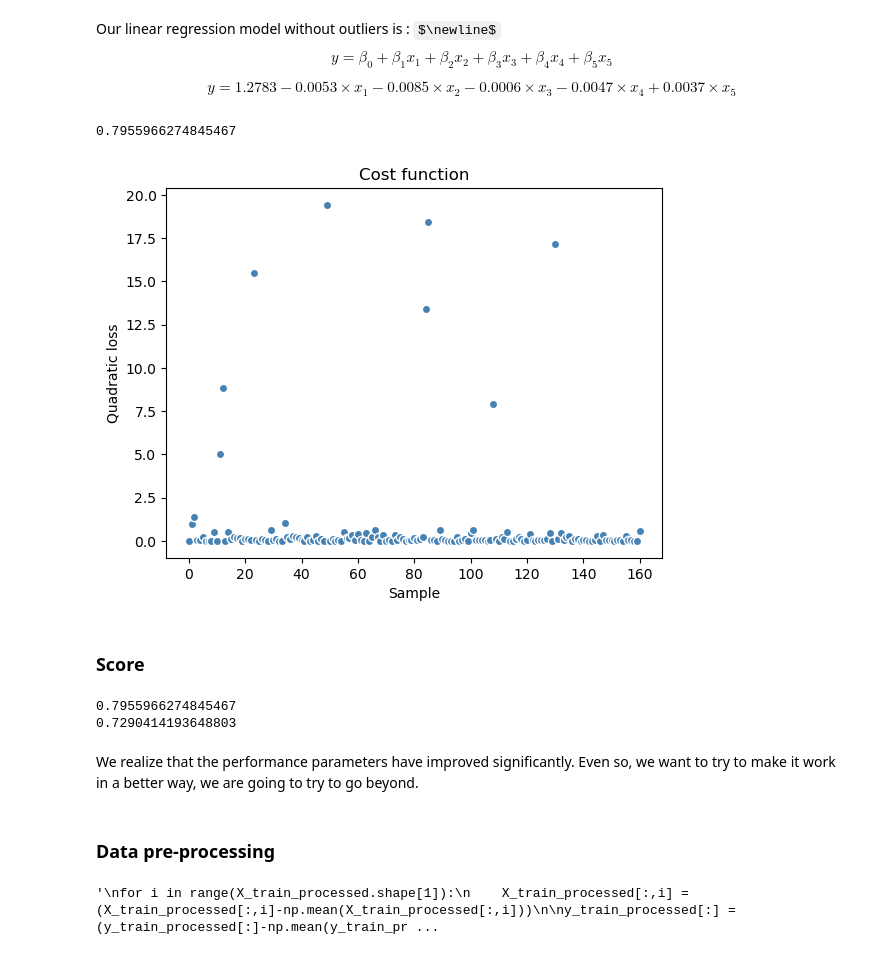
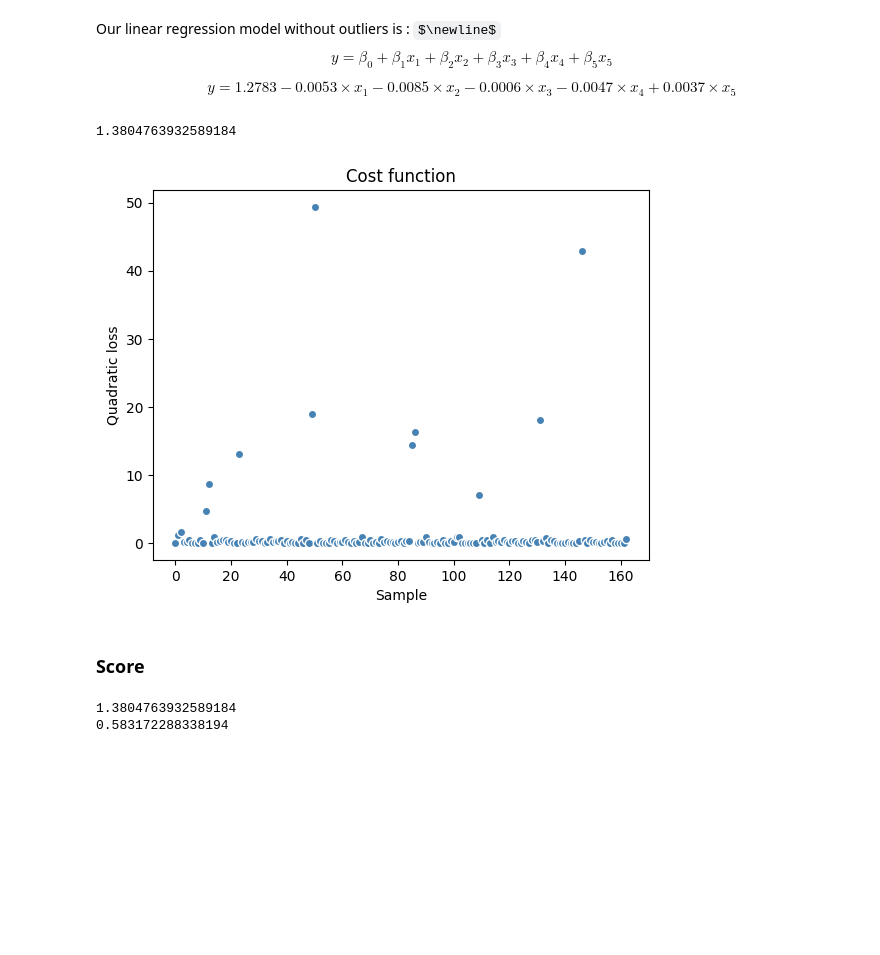
Before and after one commit to Seb65789/Lisboa-Machine-Learning-Project, a Jupyter notebook: linear_regression.ipynb, the cells around one changed output. Saved outputs shown, nothing was run; the diff lists cells and outputs as text; code cells hidden in the pictures; some formulas as TeX source; blank space fills up the shorter version.

Commit message:
Outliers find and Regularization techniques

```diff
--- a/linear_regression.ipynb
+++ b/linear_regression.ipynb
@@ -149,0 +236,3 @@ Our first approach of the model is not working very well. As we see in the cost
+# %%
+#splitting the data
+X_train_clean, X_val, y_train_clean, y_val = train_test_split(X_train_clean, y_train_clean, test_size=0.2, random_state=0)
@@ -149,0 +401,20 @@ Our first approach of the model is not working very well. As we see in the cost
+# %%
+# Model creation
+elastNet = ElasticNet(alpha=0.5, l1_ratio=0.3) #alpha controla el grado de regularización
+
+# Model training
+elastNet.fit(X_train_clean, y_train_clean)
+
+# Prediction ingoring atypical samples
+y_elas_pred = elastNet.predict(X_val)
+
+
+plt.scatter(range(0,np.shape(y_val)[0]), y_val, color='steelblue', marker='o', label='Real')
+plt.scatter(range(0,np.shape(y_elas_pred)[0]), y_elas_pred, color='red', marker='x', label='Predicted')
+plt.title('Real x Predicted')
+plt.ylabel('Toxic Concentration')
+plt.xlabel('Sample')
+
+print("Sum of squares error mean :", mean_squared_error(y_val, y_elas_pred))
+print('Performance = ',r2_score(y_val, y_elas_pred))
+print('Number of features after regularization = %d ' % (np.count_nonzero(elastNet.coef_)))
@@ -151,7 +431,7 @@ Our first approach of the model is not working very well. As we see in the cost
 ransac = RANSACRegressor(LinearRegression(), max_trials=150, min_samples=None, #número mínimo de muestras a considerar típicas
                          loss='absolute_error', residual_threshold=6, #Método para calcular el error y el umbral para considerar una muestra como típica
                         )
-ransac.fit(X_train, y_train)
+ransac.fit(X_train_clean, y_train_clean)
 #Nuevamente ransac espera una matriz, no un array, por tanto convertimos a matriz de una columna
 # %% [output]
 RANSACRegressor(estimator=LinearRegression(), max_trials=150,
@@ -182,4 +461,4 @@ plt.legend(loc="upper center")
 # %% [markdown]
 Now, we have found those conflicting samples, we are going to remove them from the training set and meassure the model performance.
 # %%
-y_train_pred = ransac.predict(X_train[typic_sample_position,:])
+y_train_pred_ransac = ransac.predict(X_train[typic_sample_position,:])
@@ -195,38 +472,24 @@ $$y = \beta_0 + \beta_1x_{1} + \beta_2x_2 + \beta_3x_3 + \beta_4x_4 + \beta_5x_5
 
 $$y = 1.2783 - 0.0053 \times x_{1} - 0.0085 \times x_2 - 0.0006 \times x_3 - 0.0047 \times x_4 + 0.0037 \times x_5$$
 # %%
-quadratic_loss = (y_train_pred - y_train[typic_sample_position])**2
+quadratic_loss = (y_train_pred_ransac - y_train[typic_sample_position])**2
 
 plt.scatter(range(0,quadratic_loss.shape[0]), quadratic_loss, c='steelblue', marker='o',
             edgecolor='white', label='Entrenamiento')
 
 plt.title('Cost function')
 plt.ylabel('Quadratic loss')
 plt.xlabel('Sample')
 
 print(quadratic_loss.mean())
 # %% [output]
-0.7955966274845467
+1.3804763932589184
-[figure, old version]
+[figure, new version]
 # %% [markdown]
 ### Score
 # %%
-print(mean_squared_error(y_train[typic_sample_position], y_train_pred))
-print(r2_score(y_train[typic_sample_position], y_train_pred))
+print(mean_squared_error(y_train[typic_sample_position], y_train_pred_ransac))
+print(r2_score(y_train[typic_sample_position], y_train_pred_ransac))
 # %% [output]
-0.7955966274845467
-0.7290414193648803
+1.3804763932589184
+0.583172288338194
-# %% [markdown]
-We realize that the performance parameters have improved significantly. Even so, we want to try to make it work in a better way, we are going to try to go beyond.
-# %% [markdown]
-### Data pre-processing
-# %%
-X_train_processed = X_train.copy()
-y_train_processed = y_train.copy()
-'''
-for i in range(X_train_processed.shape[1]):
-    X_train_processed[:,i] = (X_train_processed[:,i]-np.mean(X_train_processed[:,i]))
-
-y_train_processed[:] = (y_train_processed[:]-np.mean(y_train_processed[:]))'''
-# %% [output]
-'\nfor i in range(X_train_processed.shape[1]):\n    X_train_processed[:,i] = (X_train_processed[:,i]-np.mean(X_train_processed[:,i]))\n\ny_train_processed[:] = (y_train_processed[:]-np.mean(y_train_pr ...
```
Also changed, not shown: parts of 67 cells of this notebook.
